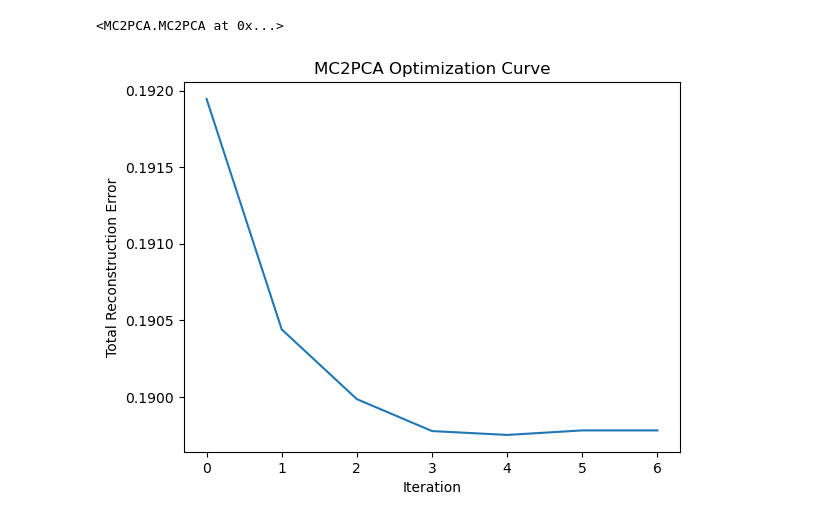
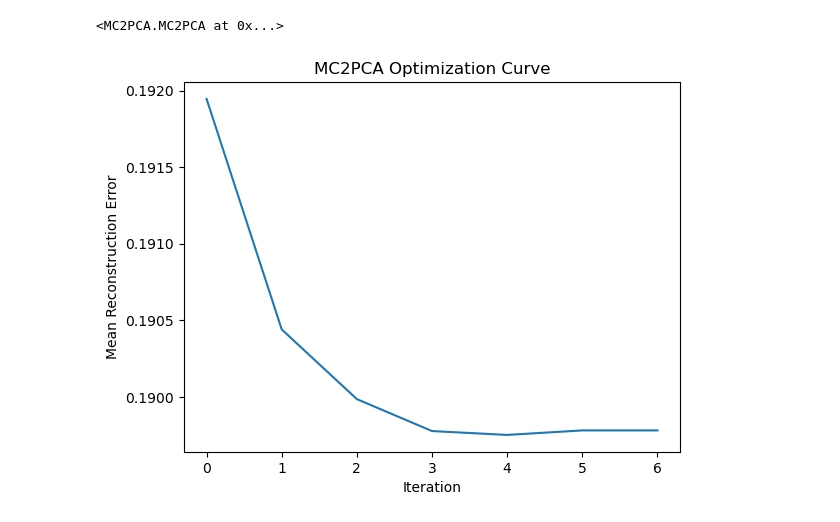
Before and after one commit to luckyman94/Implementation-of-the-MC2PCA, a Jupyter notebook: exp01_test_with_japan_vowels.ipynb, the cells around one changed output. Cells and saved outputs as stored; diff of their text form; code cells hidden in the pictures.

```diff
--- a/exp01_test_with_japan_vowels.ipynb
+++ b/exp01_test_with_japan_vowels.ipynb
@@ -30,9 +30,9 @@ model.fit(series_list, K=9)
 # %%
 plt.plot(model.errors)
 plt.title("MC2PCA Optimization Curve")
 plt.xlabel("Iteration")
-plt.ylabel("Total Reconstruction Error")
+plt.ylabel("Mean Reconstruction Error")
 plt.show()
 # %% [output]
-[figure, old version]
+[figure, new version]
 # %%
```
Also changed, not shown: parts of 16 cells of this notebook.
